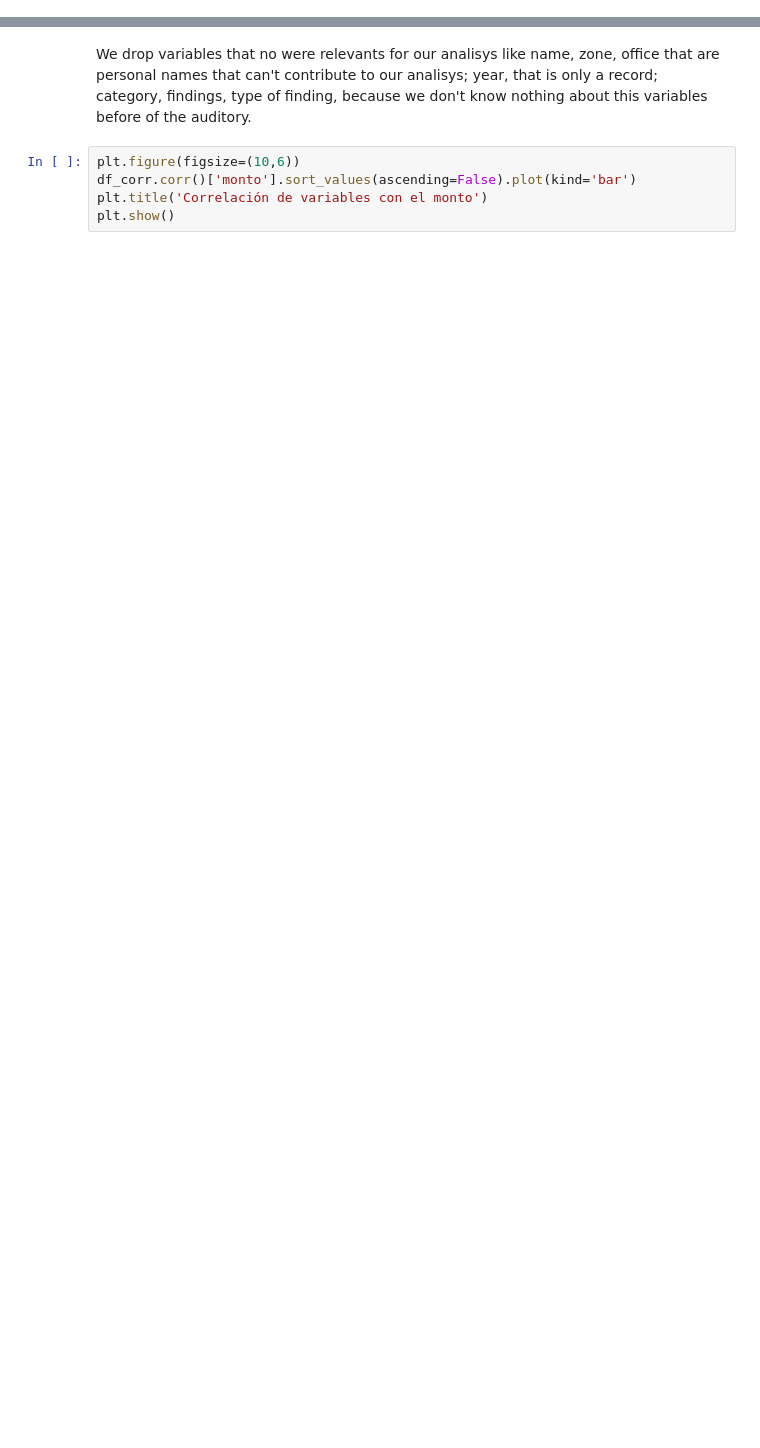
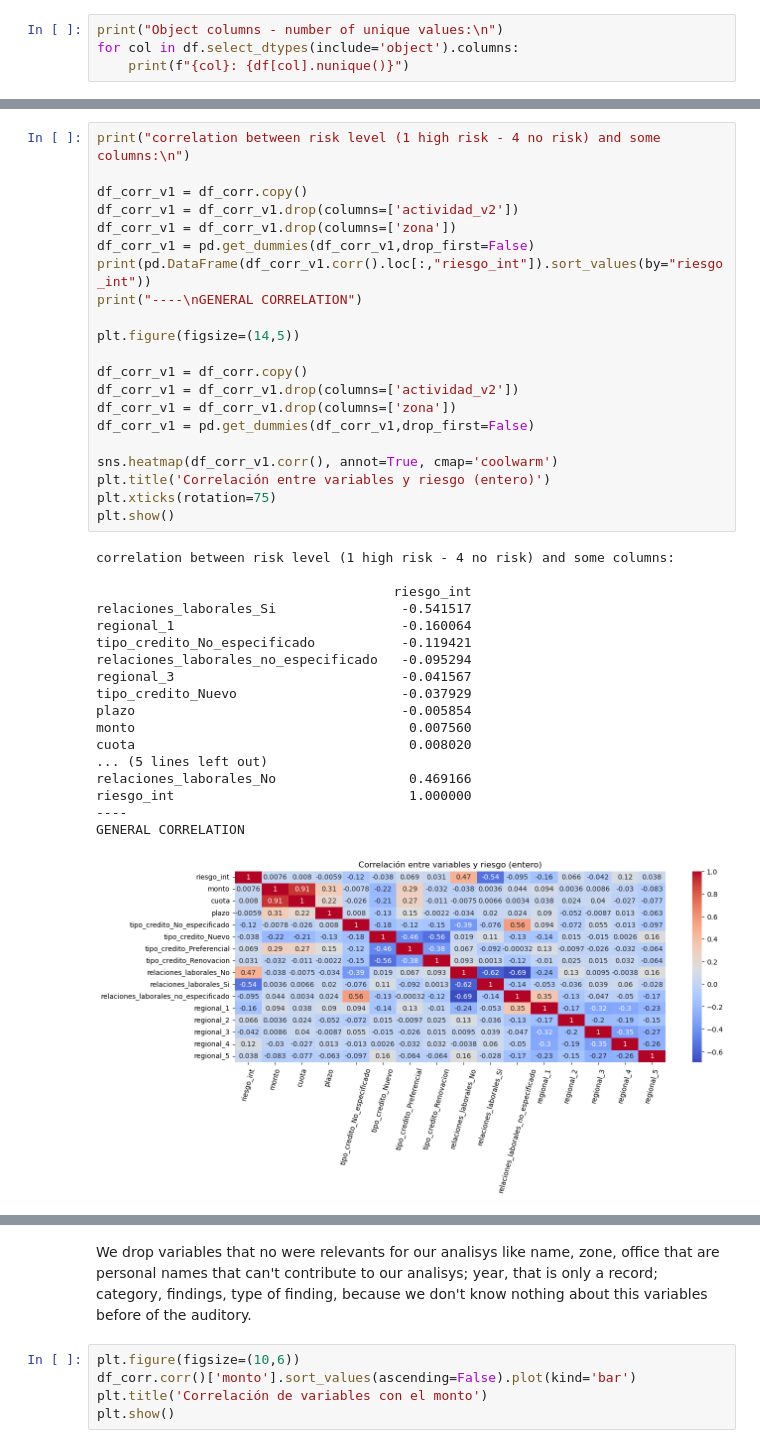
Before and after one commit to MateoSilvaLasso/Analitica_1, a Jupyter notebook: notebooks/data_correlation.ipynb, the cells around one changed output, grey strips where cells are left out. Cells and saved outputs as stored; diff of their text form; blank space fills up the shorter version.

```diff
--- a/notebooks/data_correlation.ipynb
+++ b/notebooks/data_correlation.ipynb
@@ -206,0 +102,4 @@ print(df['relaciones_laborales'].nunique())
+# %%
+print("Object columns - number of unique values:\n")
+for col in df.select_dtypes(include='object').columns:
+    print(f"{col}: {df[col].nunique()}")
@@ -206,0 +195,40 @@ print(df['relaciones_laborales'].nunique())
+# %%
+print("correlation between risk level (1 high risk - 4 no risk) and some columns:\n")
+
+df_corr_v1 = df_corr.copy()
+df_corr_v1 = df_corr_v1.drop(columns=['actividad_v2'])
+df_corr_v1 = df_corr_v1.drop(columns=['zona'])
+df_corr_v1 = pd.get_dummies(df_corr_v1,drop_first=False)
+print(pd.DataFrame(df_corr_v1.corr().loc[:,"riesgo_int"]).sort_values(by="riesgo_int"))
+print("----\nGENERAL CORRELATION")
+
+plt.figure(figsize=(14,5))
+
+df_corr_v1 = df_corr.copy()
+df_corr_v1 = df_corr_v1.drop(columns=['actividad_v2'])
+df_corr_v1 = df_corr_v1.drop(columns=['zona'])
+df_corr_v1 = pd.get_dummies(df_corr_v1,drop_first=False)
+
+sns.heatmap(df_corr_v1.corr(), annot=True, cmap='coolwarm')
+plt.title('Correlación entre variables y riesgo (entero)')
+plt.xticks(rotation=75)
+plt.show()
+# %% [output]
+correlation between risk level (1 high risk - 4 no risk) and some columns:
+
+                                      riesgo_int
+relaciones_laborales_Si                -0.541517
+regional_1                             -0.160064
+tipo_credito_No_especificado           -0.119421
+relaciones_laborales_no_especificado   -0.095294
+regional_3                             -0.041567
+tipo_credito_Nuevo                     -0.037929
+plazo                                  -0.005854
+monto                                   0.007560
+cuota                                   0.008020
+... (5 lines left out)
+relaciones_laborales_No                 0.469166
+riesgo_int                              1.000000
+----
+GENERAL CORRELATION
+[figure, added]
```
Also changed, not shown: parts of 30 cells of this notebook.
